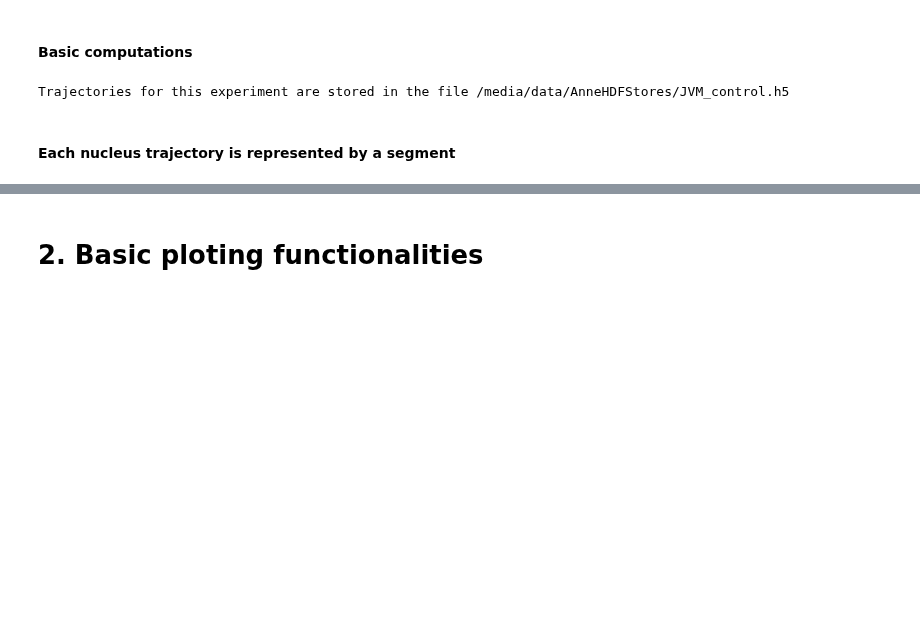
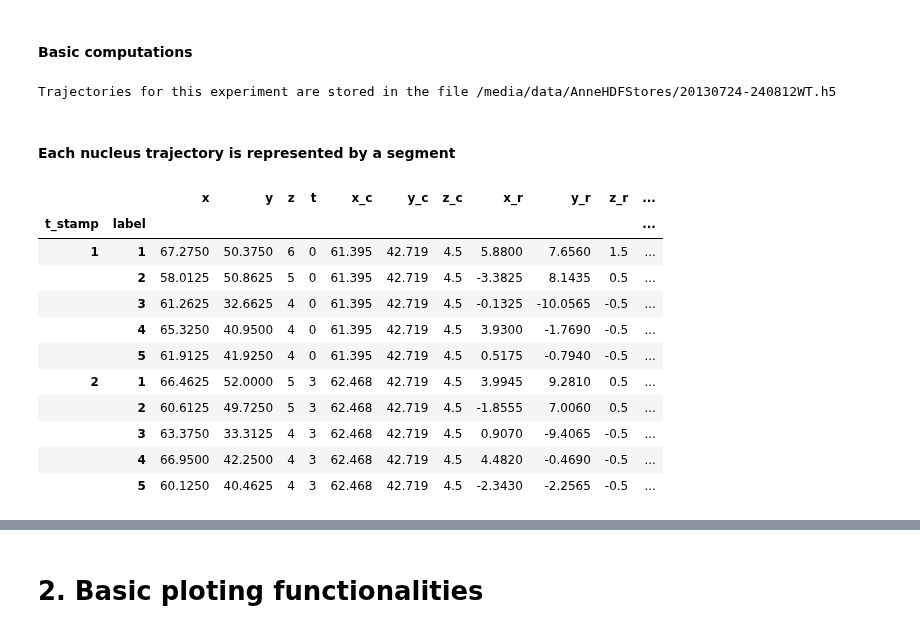
Before and after one commit to glyg/cell-tracker, a Jupyter notebook: notebooks/Analysis.ipynb, the cells around one changed output, grey strips where cells are left out. Cells and saved outputs as stored; diff of their text form; code cells hidden in the pictures; blank space fills up the shorter version.

```diff
--- a/notebooks/Analysis.ipynb
+++ b/notebooks/Analysis.ipynb
@@ -57,7 +59,7 @@ if not cluster.was_scaled:
 ### Computes the position of the nuclei with respect to the cluster center
 ### If the center was tracked manually and stored in the original data
 ### with a label (like 100), replace center_label=None by center_label=100 bellow.
-cluster.get_center(smooth=10, center_label=None, reset=True)
+cluster.get_center(smooth=10, center_label=100, reset=True)
 
 ### Computes the angle of the nuclei with respect to the cluster center
 cluster.cumulative_angle()
@@ -66,9 +68,24 @@ cluster.cumulative_angle()
 cluster.save_trajs()
 print('''Trajectories for this experiment are stored in the file {}'''.format(cluster.oio.store_path))
 # %% [output]
-Trajectories for this experiment are stored in the file /media/data/AnneHDFStores/JVM_control.h5
+Trajectories for this experiment are stored in the file /media/data/AnneHDFStores/20130724-240812WT.h5
 # %% [markdown]
 #### Each nucleus trajectory is represented by a segment
+# %%
+cluster.trajs.head(10)
+# %% [output]
+|  |  | x | y | z | t | x_c | y_c | z_c | x_r | y_r | z_r | ... |
+| t_stamp | label |  |  |  |  |  |  |  |  |  |  | ... |
+| 1 | 1 | 67.2750 | 50.3750 | 6 | 0 | 61.395 | 42.719 | 4.5 | 5.8800 | 7.6560 | 1.5 | ... |
+|  | 2 | 58.0125 | 50.8625 | 5 | 0 | 61.395 | 42.719 | 4.5 | -3.3825 | 8.1435 | 0.5 | ... |
+|  | 3 | 61.2625 | 32.6625 | 4 | 0 | 61.395 | 42.719 | 4.5 | -0.1325 | -10.0565 | -0.5 | ... |
+|  | 4 | 65.3250 | 40.9500 | 4 | 0 | 61.395 | 42.719 | 4.5 | 3.9300 | -1.7690 | -0.5 | ... |
+|  | 5 | 61.9125 | 41.9250 | 4 | 0 | 61.395 | 42.719 | 4.5 | 0.5175 | -0.7940 | -0.5 | ... |
+| 2 | 1 | 66.4625 | 52.0000 | 5 | 3 | 62.468 | 42.719 | 4.5 | 3.9945 | 9.2810 | 0.5 | ... |
+|  | 2 | 60.6125 | 49.7250 | 5 | 3 | 62.468 | 42.719 | 4.5 | -1.8555 | 7.0060 | 0.5 | ... |
+|  | 3 | 63.3750 | 33.3125 | 4 | 3 | 62.468 | 42.719 | 4.5 | 0.9070 | -9.4065 | -0.5 | ... |
+|  | 4 | 66.9500 | 42.2500 | 4 | 3 | 62.468 | 42.719 | 4.5 | 4.4820 | -0.4690 | -0.5 | ... |
+|  | 5 | 60.1250 | 40.4625 | 4 | 3 | 62.468 | 42.719 | 4.5 | -2.3430 | -2.2565 | -0.5 | ... |
 # %%
 ## This means that we go over all the segments
 ## contained in the cluster trajectories
```
Also changed, not shown: parts of 10 cells of this notebook, 5 other files.
